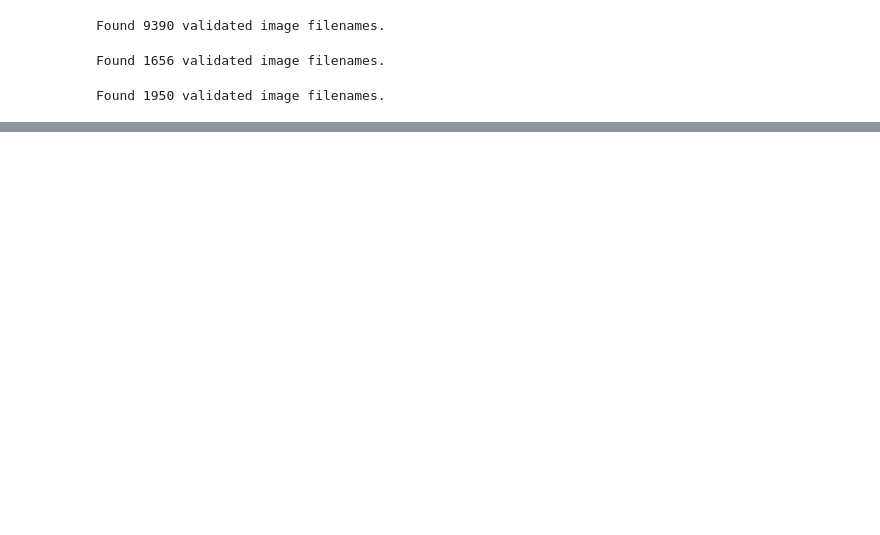
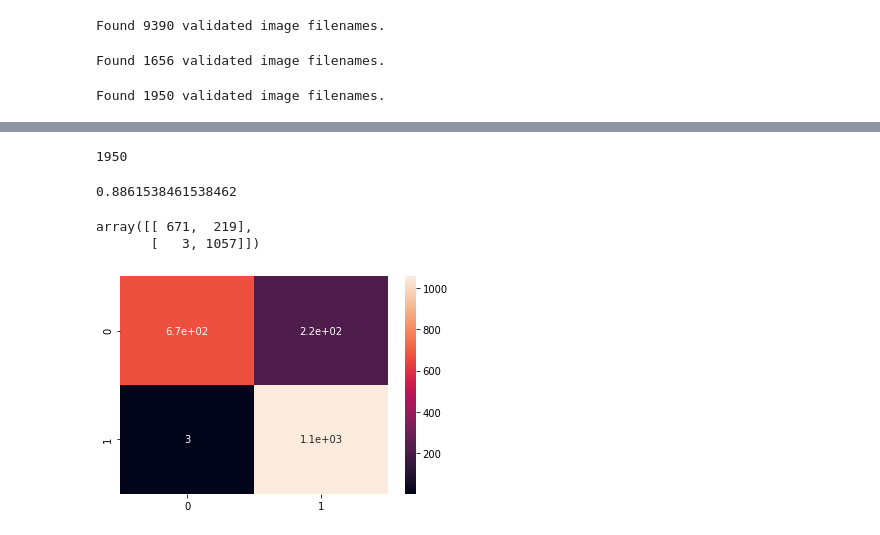
Before and after one commit to Laceles/Image_processing, a Jupyter notebook: Production_mantenance_departament/production_departament.ipynb, the cells around one changed output, grey strips where cells are left out. Cells and saved outputs as stored; diff of their text form; code cells hidden in the pictures; blank space fills up the shorter version.

```diff
--- a/Production_mantenance_departament/production_departament.ipynb
+++ b/Production_mantenance_departament/production_departament.ipynb
@@ -272,0 +431,2 @@ json_saved_model
+# %%
+test_predict = model.predict(test_generator, verbose=True)
@@ -272,0 +445,8 @@ json_saved_model
+# %%
+predict = []
+for i in test_predict:
+  if i < 0.01:
+    predict.append(0)
+  else:
+    predict.append(1)
+predict = np.asarray(predict)
@@ -272,0 +476,21 @@ json_saved_model
+# %%
+original = np.asarray(test.label)
+len(original)
+# %% [output]
+1950
+# %%
+from sklearn.metrics import accuracy_score
+accuracy_score(original, predict)
+# %% [output]
+0.8861538461538462
+# %%
+from sklearn.metrics import confusion_matrix
+cm = confusion_matrix(original, predict)
+cm
+# %% [output]
+array([[ 671,  219],
+       [   3, 1057]])
+# %%
+sns.heatmap(cm, annot=True);
+# %% [output]
+[figure, added]
```
Also changed, not shown: parts of 107 cells of this notebook.
